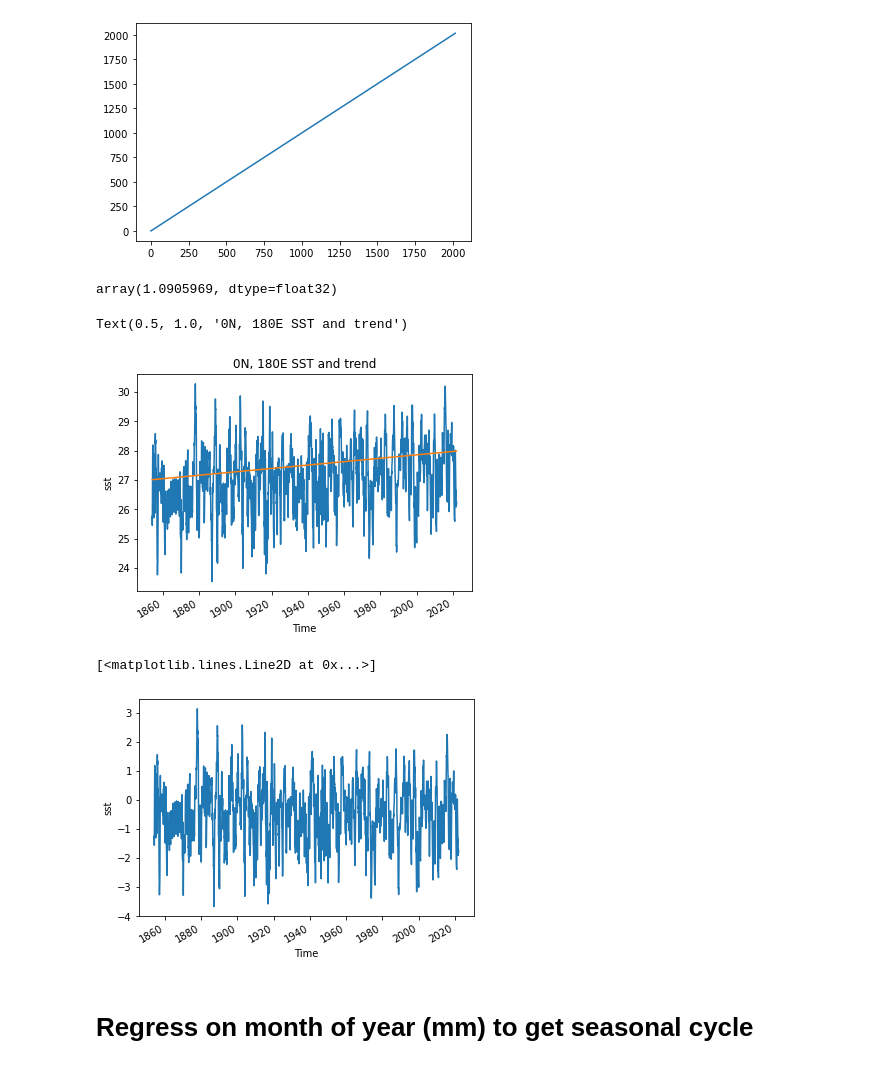
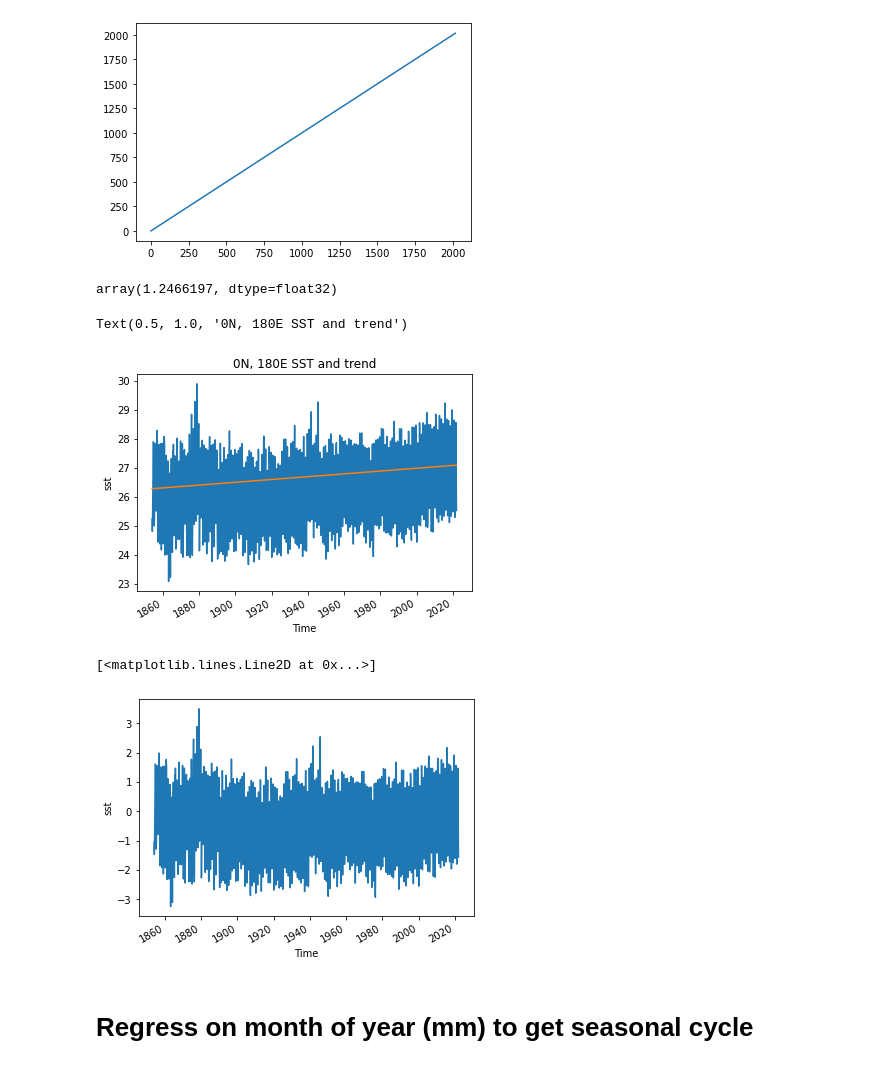
Before and after one commit to MPOcanes/MPO624_2022, a Jupyter notebook: Notebooks/xarray_SST_timeregressions.ipynb, the cells around one changed output. Cells and saved outputs as stored; diff of their text form; code cells hidden in the pictures.

```diff
--- a/Notebooks/xarray_SST_timeregressions.ipynb
+++ b/Notebooks/xarray_SST_timeregressions.ipynb
@@ -46,3 +50,5 @@ CEP.plot()
+# %%
+BOX = ds.sst.sel( lat=slice(25,15),lon=slice(300,310) ).mean(dim=['lat','lon'])
 # %% [markdown]
 # regress on time to get trend
 # %%
@@ -72,4 +67,4 @@ plt.scatter(CEP.values, CEP.time)
 # %%
 # correlation with time is the trend: upward (positive) 0.16435173719492452
-timecor = np.corrcoef(CEP.values, range(CEP.size))[1,0]; timecor
+timecor = np.corrcoef(BOX.values, range(BOX.size))[1,0]; timecor
 # %% [output]
@@ -83,26 +78,26 @@ np.std( range(CEP.size) )
 [figure]
 # %%
 # stdev of SST
-np.std( CEP ).values
+np.std( BOX ).values
 # %% [output]
-array(1.0905969, dtype=float32)
+array(1.2466197, dtype=float32)
 # %%
 # Slope is K/month units
-slope = timecor *np.std(CEP).values /np.std( range(CEP.size) ); slope
+slope = timecor *np.std(BOX).values /np.std( range(BOX.size) ); slope
 
 # Trend is a time series of the right shape, equal to the mean plos the trend
-trend = CEP.copy()*0 +CEP.mean() + slope*range(CEP.size)
+trend = BOX.copy()*0 +BOX.mean() + slope*range(BOX.size)
 # %%
-CEP.plot(); trend.plot(); plt.title('0N, 180E SST and trend')
+BOX.plot(); trend.plot(); plt.title('0N, 180E SST and trend')
 # %% [output]
 Text(0.5, 1.0, '0N, 180E SST and trend')
-[figure, old version]
+[figure, new version]
 # %%
-detrend = CEP-trend
+detrend = BOX-trend
 detrend.plot()
 # %% [output]
 [<matplotlib.lines.Line2D at 0x...>]
-[figure, old version]
+[figure, new version]
 # %% [markdown]
 # Regress on month of year (mm) to get seasonal cycle
 # %%
```
Also changed, not shown: parts of 18 cells of this notebook.
